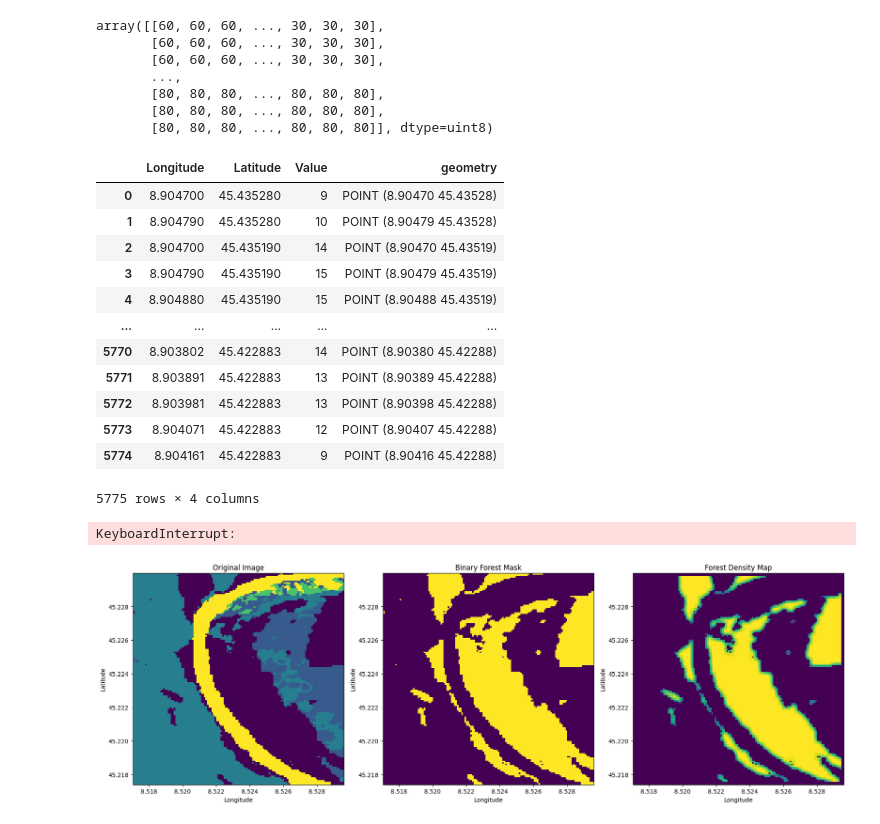
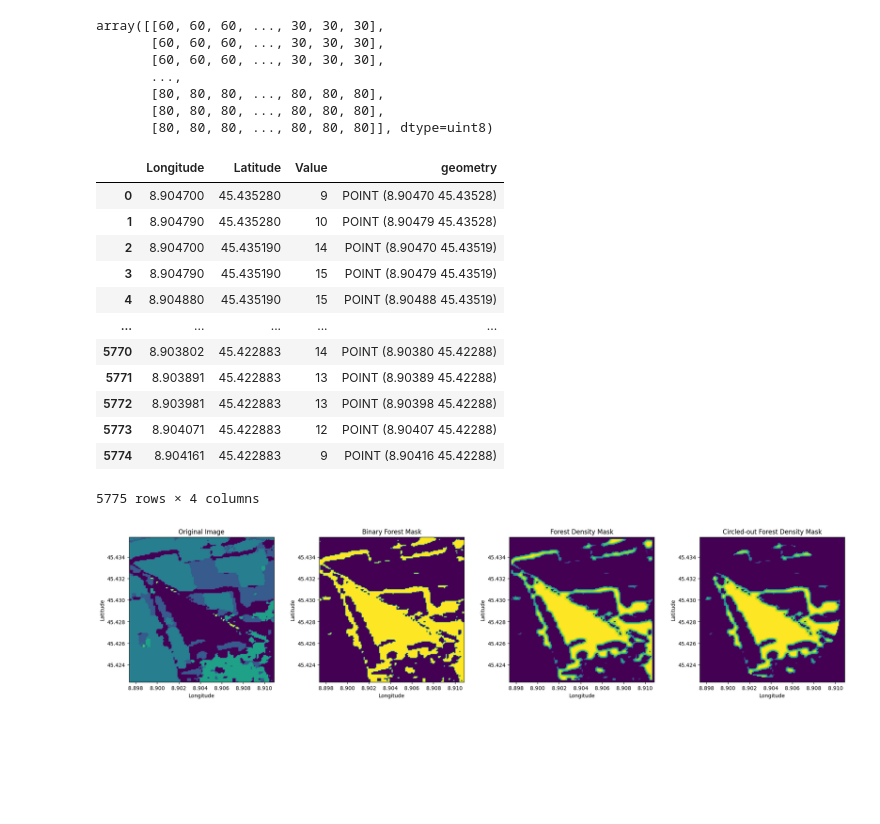
Before and after one commit to padasch/ifn_analysis, a Jupyter notebook: python/00_process_nfi_data/correct_nfi_coordinates.ipynb, the cells around one changed output. Cells and saved outputs as stored; diff of their text form; code cells hidden in the pictures; blank space fills up the shorter version.

```diff
--- a/python/00_process_nfi_data/correct_nfi_coordinates.ipynb
+++ b/python/00_process_nfi_data/correct_nfi_coordinates.ipynb
@@ -399,10 +399,10 @@ with rasterio.open("land_cover_esa_v200_part_4 copy.tif") as src:
     )
 
     # Get closes pixel to center point
-    closest_forest_pixel = bfs_closest_pixel(
-        center_point_relative, forest_density_mask_circled, target_value=5
-    )
-    print(clostest_forest_pixel)
+    # closest_forest_pixel = bfs_closest_pixel(
+    #     center_point_relative, forest_density_mask_circled, target_value=5
+    # )
+    # print(clostest_forest_pixel)
     # -----------------------------------------------------------
     # Create plots
 
@@ -424,90 +424,31 @@ with rasterio.open("land_cover_esa_v200_part_4 copy.tif") as src:
     # Plot forest mask
     ax[2].set_title("Forest Density Mask")
     ax[2].set_xlabel("Longitude")
     ax[2].set_ylabel("Latitude")
     show(forest_density_mask, transform=window_transform, ax=ax[2], cmap="viridis")
 
     # Plot circled-out forest mask
     ax[3].set_title("Circled-out Forest Density Mask")
     ax[3].set_xlabel("Longitude")
     ax[3].set_ylabel("Latitude")
     show(
         forest_density_mask_circled,
         transform=window_transform,
         ax=ax[3],
         cmap="viridis",
     )
 # %% [output]
 |  | Longitude | Latitude | Value | geometry |
 | 0 | 8.904700 | 45.435280 | 9 | POINT (8.90470 45.43528) |
 | 1 | 8.904790 | 45.435280 | 10 | POINT (8.90479 45.43528) |
 | 2 | 8.904700 | 45.435190 | 14 | POINT (8.90470 45.43519) |
 | 3 | 8.904790 | 45.435190 | 15 | POINT (8.90479 45.43519) |
 | 4 | 8.904880 | 45.435190 | 15 | POINT (8.90488 45.43519) |
 | ... | ... | ... | ... | ... |
 | 5770 | 8.903802 | 45.422883 | 14 | POINT (8.90380 45.42288) |
 | 5771 | 8.903891 | 45.422883 | 13 | POINT (8.90389 45.42288) |
 | 5772 | 8.903981 | 45.422883 | 13 | POINT (8.90398 45.42288) |
 | 5773 | 8.904071 | 45.422883 | 12 | POINT (8.90407 45.42288) |
 | 5774 | 8.904161 | 45.422883 | 9 | POINT (8.90416 45.42288) |
 5775 rows × 4 columns
-KeyboardInterrupt:
+[figure, added]
-# %%
-# Load the raster file
-with rasterio.open("land_cover_esa_v200_part_4 copy.tif") as src:
-    # Pick a random point in that image
-    np.random.seed(seed_random_point)
-    middle_point = (
-        np.random.randint(middle_point_radius, src.width - middle_point_radius),
-        np.random.randint(middle_point_radius, src.height - middle_point_radius),
-    )
-
-    # Calculate the bounds of the window
-    row_start = max(0, middle_point[1] - middle_point_radius)
-    col_start = max(0, middle_point[0] - middle_point_radius)
-    window = Window(
-        col_off=col_start,
-        row_off=row_start,
-        width=middle_point_radius * 2,
-        height=middle_point_radius * 2,
-    )
-
-    # Read the data from the window
-    window_transform = src.window_transform(window)
-    image_org_window = src.read(1, window=window)
-
-    # Create a binary image based on the condition
-    image_binary_window = np.where(image_org_window == 10, 1, 0)
-
-    # Create the forest density map
-    forest_density_map = produce_raster_with_forest_density(
-        image_binary_window, n_window
-    )
-
-    # forest_density_map = zero_out_circle(forest_density_map, middle_point, 700, 10)
-
-    # Plot the original, binary, and forest density images side by side
-    fig, ax = plt.subplots(1, 3, figsize=(18, 6))  # Adjust the number of subplots to 3
-
-    # Plot original raster
-    ax[0].set_title("Original Image")
-    ax[0].set_xlabel("Longitude")
-    ax[0].set_ylabel("Latitude")
-    show(image_org_window, transform=window_transform, ax=ax[0], cmap="viridis")
-
-    # Plot binary raster
-    ax[1].set_title("Binary Forest Mask")
-    ax[1].set_xlabel("Longitude")
-    ax[1].set_ylabel("Latitude")
-    show(image_binary_window, transform=window_transform, ax=ax[1], cmap="viridis")
-
-    # Plot forest density map
-    ax[2].set_title("Forest Density Map")
-    ax[2].set_xlabel("Longitude")
-    ax[2].set_ylabel("Latitude")
-    show(forest_density_map, transform=window_transform, ax=ax[2], cmap="viridis")
-
-    plt.tight_layout()
-    plt.show()
-# %% [output]
-[figure, removed]
```
Also changed, not shown: parts of 16 cells of this notebook.
